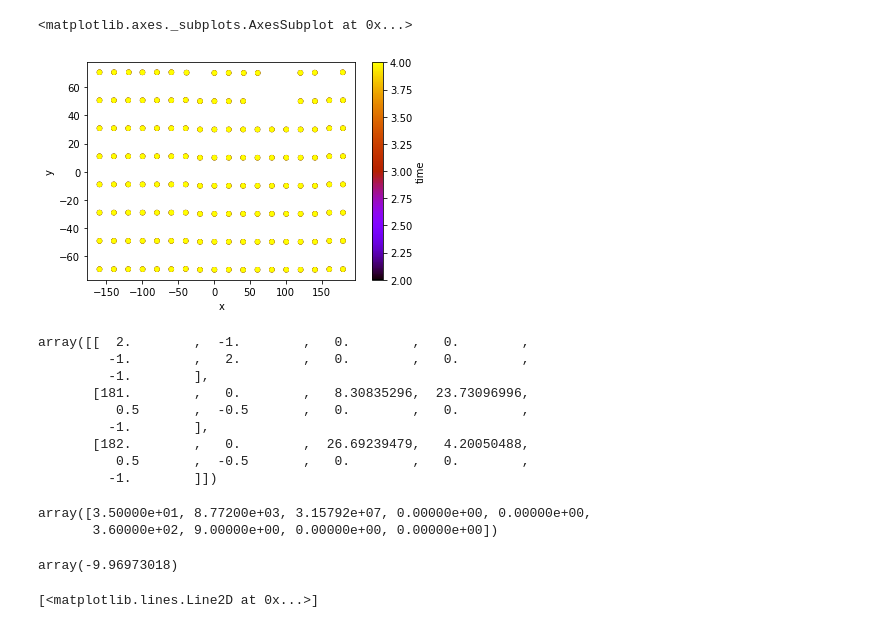
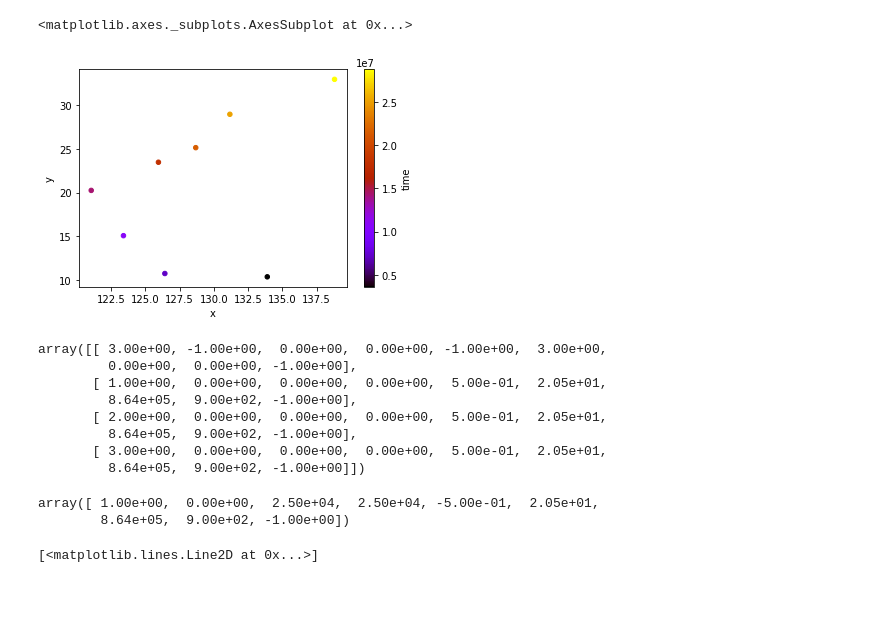
Before and after one commit to cspencerjones/float_stuff, a Jupyter notebook: python_code/llc_binning.ipynb, the cells around one changed output. Saved outputs shown, nothing was run; the diff lists cells and outputs as text; code cells hidden in the pictures; blank space fills up the shorter version.

```diff
--- a/python_code/llc_binning.ipynb
+++ b/python_code/llc_binning.ipynb
@@ -701,32 +773,28 @@ array([ 63.,  64.,  65., 123.,  86.,  87.,  82.,  83.,  84.,  85., 148.,
 # %%
-floatout.plot.scatter('x','y',c='time',cmap='gnuplot',sharex=False)#.loc[floatout.npart==152]
+%matplotlib inline
+floatout.loc[floatout.npart==47].plot.scatter('x','y',c='time',cmap='gnuplot',sharex=False)#.loc[floatout.npart==152]
 # %% [output]
 <matplotlib.axes._subplots.AxesSubplot at 0x...>
-[figure, old version]
+[figure, new version]
 # %%
 import numpy as np
-np.fromfile('/swot/SUM01/spencer/llc_floats/pickup_flt.0000000001.046.001.data','>f8').reshape(-1,9)
+np.fromfile('/swot/SUM01/spencer/llc_floats/pickup_flt.0000000001.001.001.data','>f8').reshape(-1,9)
 # %% [output]
-array([[  2.        ,  -1.        ,   0.        ,   0.        ,
-         -1.        ,   2.        ,   0.        ,   0.        ,
-         -1.        ],
-       [181.        ,   0.        ,   8.30835296,  23.73096996,
-          0.5       ,  -0.5       ,   0.        ,   0.        ,
-         -1.        ],
-       [182.        ,   0.        ,  26.69239479,   4.20050488,
-          0.5       ,  -0.5       ,   0.        ,   0.        ,
-         -1.        ]])
+array([[ 3.00e+00, -1.00e+00,  0.00e+00,  0.00e+00, -1.00e+00,  3.00e+00,
+         0.00e+00,  0.00e+00, -1.00e+00],
+       [ 1.00e+00,  0.00e+00,  0.00e+00,  0.00e+00,  5.00e-01,  2.05e+01,
+         8.64e+05,  9.00e+02, -1.00e+00],
+       [ 2.00e+00,  0.00e+00,  0.00e+00,  0.00e+00,  5.00e-01,  2.05e+01,
+         8.64e+05,  9.00e+02, -1.00e+00],
+       [ 3.00e+00,  0.00e+00,  0.00e+00,  0.00e+00,  5.00e-01,  2.05e+01,
+         8.64e+05,  9.00e+02, -1.00e+00]])
 # %%
 import numpy as np
-check=np.fromfile('/swot/SUM01/spencer/ECCO_flt_init/pickup_flt.0000008772.096.001.data','>f8').reshape(-1,9)
-check[0]
+check=np.fromfile('/home/spencerj/float_dhruv.bin','>f8').reshape(-1,9)
+check[1]
 # %% [output]
-array([3.50000e+01, 8.77200e+03, 3.15792e+07, 0.00000e+00, 0.00000e+00,
-       3.60000e+02, 9.00000e+00, 0.00000e+00, 0.00000e+00])
+array([ 1.00e+00,  0.00e+00,  2.50e+04,  2.50e+04, -5.00e-01,  2.05e+01,
+        8.64e+05,  9.00e+02, -1.00e+00])
-# %%
-grid.YG[tile,:,:].max().values
-# %% [output]
-array(-9.96973018)
 # %%
 plt.plot(nodes[8281:8281+8100-1,0],nodes[8281:8281+8100-1,1],'x')
 # %% [output]
```
Also changed, not shown: parts of 21 cells of this notebook.
